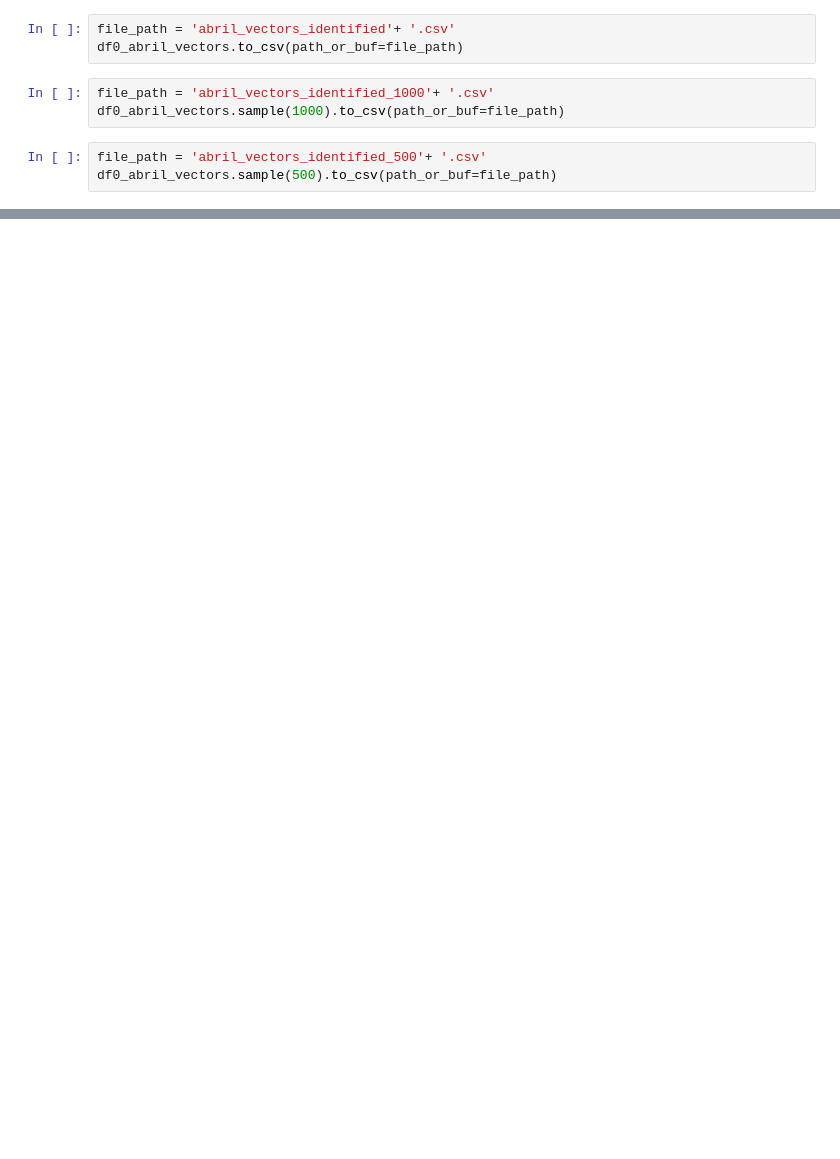
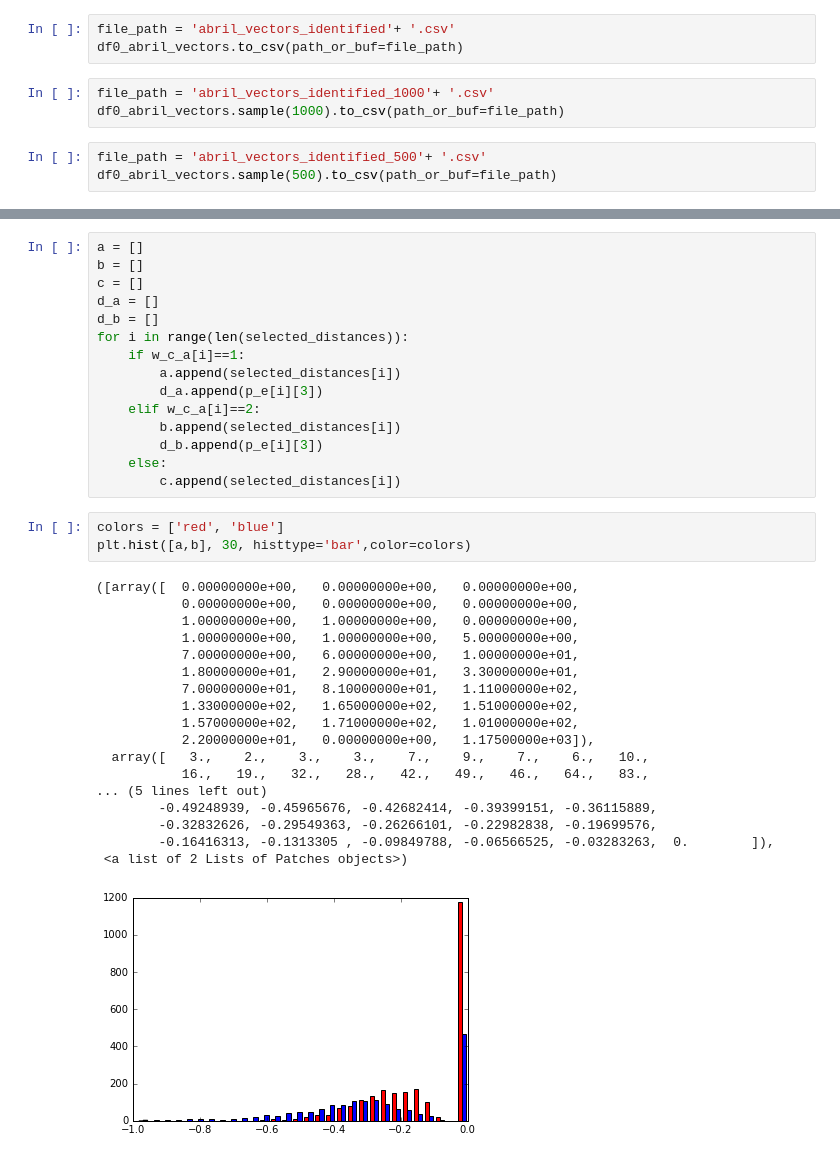
Before and after one commit to cinai/identification-algorithms, a Jupyter notebook: algoritmo_3/ResultsExploration.ipynb, the cells around one changed output, grey strips where cells are left out. Cells and saved outputs as stored; diff of their text form; blank space fills up the shorter version.

```diff
--- a/algoritmo_3/ResultsExploration.ipynb
+++ b/algoritmo_3/ResultsExploration.ipynb
@@ -487,0 +610,37 @@ df0_abril_vectors.sample(500).to_csv(path_or_buf=file_path)
+# %%
+a = []
+b = []
+c = []
+d_a = []
+d_b = []
+for i in range(len(selected_distances)):
+    if w_c_a[i]==1:
+        a.append(selected_distances[i])
+        d_a.append(p_e[i][3])
+    elif w_c_a[i]==2:
+        b.append(selected_distances[i])
+        d_b.append(p_e[i][3])
+    else:
+        c.append(selected_distances[i])
+# %%
+colors = ['red', 'blue']
+plt.hist([a,b], 30, histtype='bar',color=colors)
+# %% [output]
+([array([  0.00000000e+00,   0.00000000e+00,   0.00000000e+00,
+           0.00000000e+00,   0.00000000e+00,   0.00000000e+00,
+           1.00000000e+00,   1.00000000e+00,   0.00000000e+00,
+           1.00000000e+00,   1.00000000e+00,   5.00000000e+00,
+           7.00000000e+00,   6.00000000e+00,   1.00000000e+01,
+           1.80000000e+01,   2.90000000e+01,   3.30000000e+01,
+           7.00000000e+01,   8.10000000e+01,   1.11000000e+02,
+           1.33000000e+02,   1.65000000e+02,   1.51000000e+02,
+           1.57000000e+02,   1.71000000e+02,   1.01000000e+02,
+           2.20000000e+01,   0.00000000e+00,   1.17500000e+03]),
+  array([   3.,    2.,    3.,    3.,    7.,    9.,    7.,    6.,   10.,
+           16.,   19.,   32.,   28.,   42.,   49.,   46.,   64.,   83.,
+... (5 lines left out)
+        -0.49248939, -0.45965676, -0.42682414, -0.39399151, -0.36115889,
+        -0.32832626, -0.29549363, -0.26266101, -0.22982838, -0.19699576,
+        -0.16416313, -0.1313305 , -0.09849788, -0.06566525, -0.03283263,  0.        ]),
+ <a list of 2 Lists of Patches objects>)
+[figure, added]
```
Also changed, not shown: parts of 53 cells of this notebook, 3 other files.
